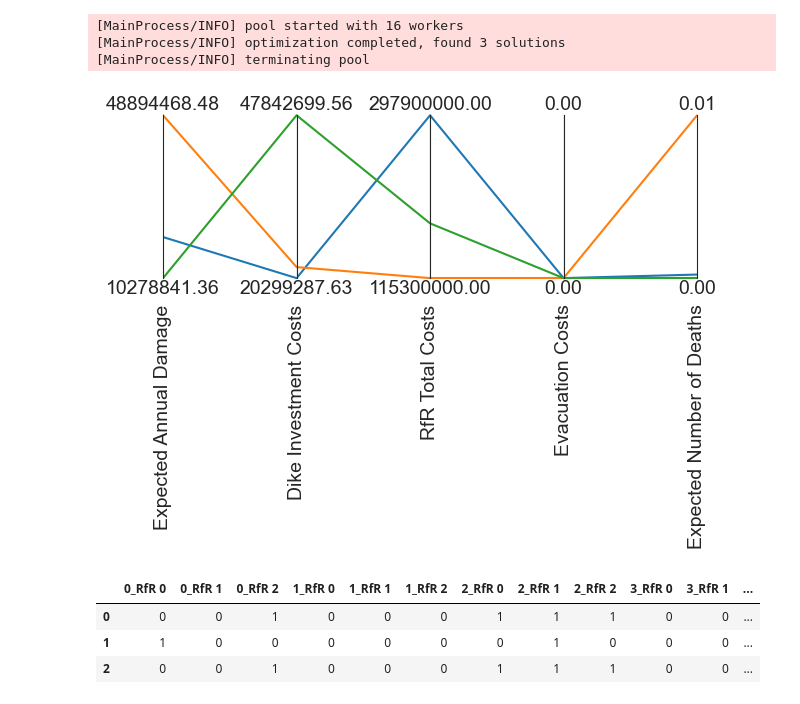
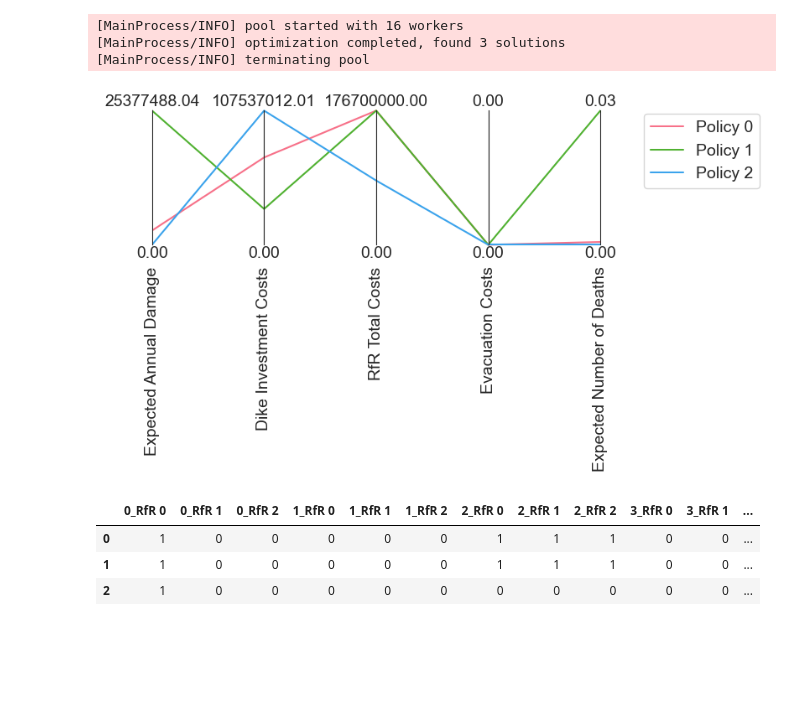
Before and after one commit to tissueters/MDM_project, a Jupyter notebook: final assignment/3.2 Optimisation.ipynb, the cells around one changed output. Saved outputs shown, nothing was run; the diff lists cells and outputs as text; code cells hidden in the pictures; blank space fills up the shorter version.

```diff
--- a/final assignment/3.2 Optimisation.ipynb
+++ b/final assignment/3.2 Optimisation.ipynb
@@ -112,9 +112,9 @@ from ema_workbench.em_framework.optimization import ArchiveLogger, EpsilonProgre
 # ]
 # Epsilon values are the ones close to the average value of the outcome, based on exploration and problem formulation.ipynb
 #epsilons = [5e7,5e7,5e8,4e3,4]
-epsilons = [3e7,3e7,2e8,4e3,2]
+epsilons = [2e6,4e7,5e8, 2e3,0.5]
 with MultiprocessingEvaluator(dike_model) as evaluator:
-    results1 = evaluator.optimize(nfe=20000, searchover='levers',  epsilons=epsilons, reference=reference_scenario,)
+    results1 = evaluator.optimize(nfe=4000, searchover='levers',  epsilons=epsilons, reference=reference_scenario,)
 # %% [output]
 [MainProcess/INFO] pool started with 16 workers
 [MainProcess/INFO] optimization completed, found 3 solutions
@@ -122,12 +122,23 @@ with MultiprocessingEvaluator(dike_model) as evaluator:
 # %%
 data = results1.loc[:, [o.name for o in dike_model.outcomes]]
 limits = parcoords.get_limits(data)
+limits.loc[0] = 0  # optional, set axes baseline
 
 paraxes = parcoords.ParallelAxes(limits)
-paraxes.plot(data)
+
+# Generate a color palette with as many colors as there are policies
+colors = sns.color_palette("husl", len(data))
+
+# Plot each policy with its own color and label
+for i, (index, row) in enumerate(data.iterrows()):
+    paraxes.plot(row.to_frame().T, color=colors[i], label=f"Policy {index}")
+
+# Show legend to map color to policy
+paraxes.legend()
+
 plt.show()
 # %% [output]
-[figure, old version]
+[figure, new version]
 # %%
 # Get the lever names from your model
 lever_names = [lever.name for lever in dike_model.levers]
@@ -139,6 +150,6 @@ pd.set_option('display.max_columns', 50)
 policies_df.head()
 # %% [output]
 |  | 0_RfR 0 | 0_RfR 1 | 0_RfR 2 | 1_RfR 0 | 1_RfR 1 | 1_RfR 2 | 2_RfR 0 | 2_RfR 1 | 2_RfR 2 | 3_RfR 0 | 3_RfR 1 | ... |
-| 0 | 0 | 0 | 1 | 0 | 0 | 0 | 1 | 1 | 1 | 0 | 0 | ... |
-| 1 | 1 | 0 | 0 | 0 | 0 | 0 | 0 | 1 | 0 | 0 | 0 | ... |
-| 2 | 0 | 0 | 1 | 0 | 0 | 0 | 1 | 1 | 1 | 0 | 0 | ... |
+| 0 | 1 | 0 | 0 | 0 | 0 | 0 | 1 | 1 | 1 | 0 | 0 | ... |
+| 1 | 1 | 0 | 0 | 0 | 0 | 0 | 1 | 1 | 1 | 0 | 0 | ... |
+| 2 | 1 | 0 | 0 | 0 | 0 | 0 | 0 | 0 | 0 | 0 | 0 | ... |
```
Also changed, not shown: parts of 1 cell of this notebook, 1 other file.
